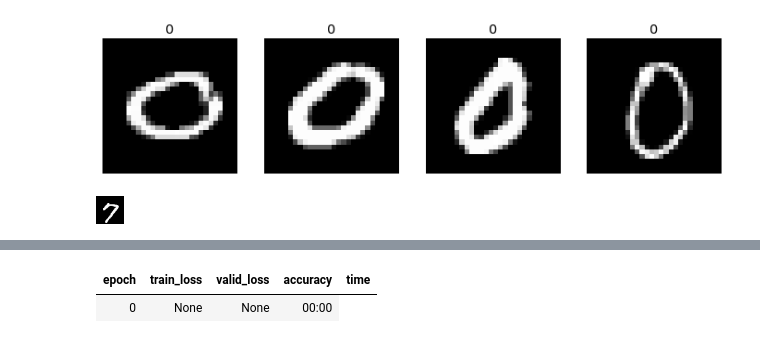
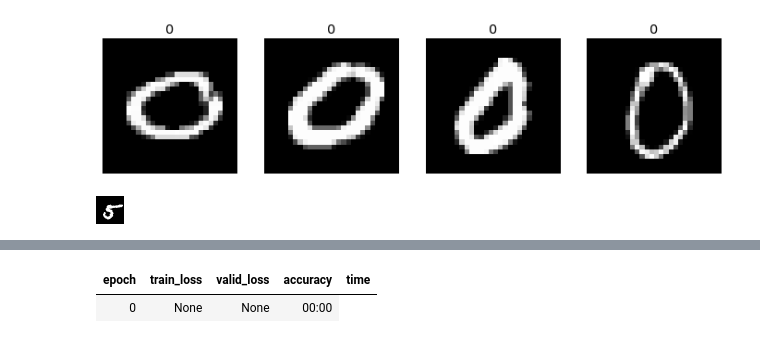
Before and after one commit to PacktPublishing/Deep-Learning-with-fastai-Cookbook, a Jupyter notebook: ch1/mnist_hello_world.ipynb, the cells around one changed output, grey strips where cells are left out. Drawn from its saved outputs; the diff is of its cells as text; code cells hidden in the pictures.

Commit message:
update mnist hw 2

```diff
--- a/ch1/mnist_hello_world.ipynb
+++ b/ch1/mnist_hello_world.ipynb
@@ -72,11 +72,11 @@ dls.valid.show_batch(max_n=4, nrows=1)
 [figure]
 # %%
 # take a look at one of the test images
-dest = '/notebooks/storage/data/mnist_png/testing/7/9979.png'
-im = Image.open(dest)
-im.to_thumb(128,128)
+img_files = get_image_files(path/"testing")
+img = PILImage.create(img_files[7000])
+img
 # %% [output]
-[figure, old version]
+[figure, new version]
 # %%
 # show the images with the highest loss
 interp = ClassificationInterpretation.from_learner(learn)
```
Also changed, not shown: parts of 1 cell of this notebook.
